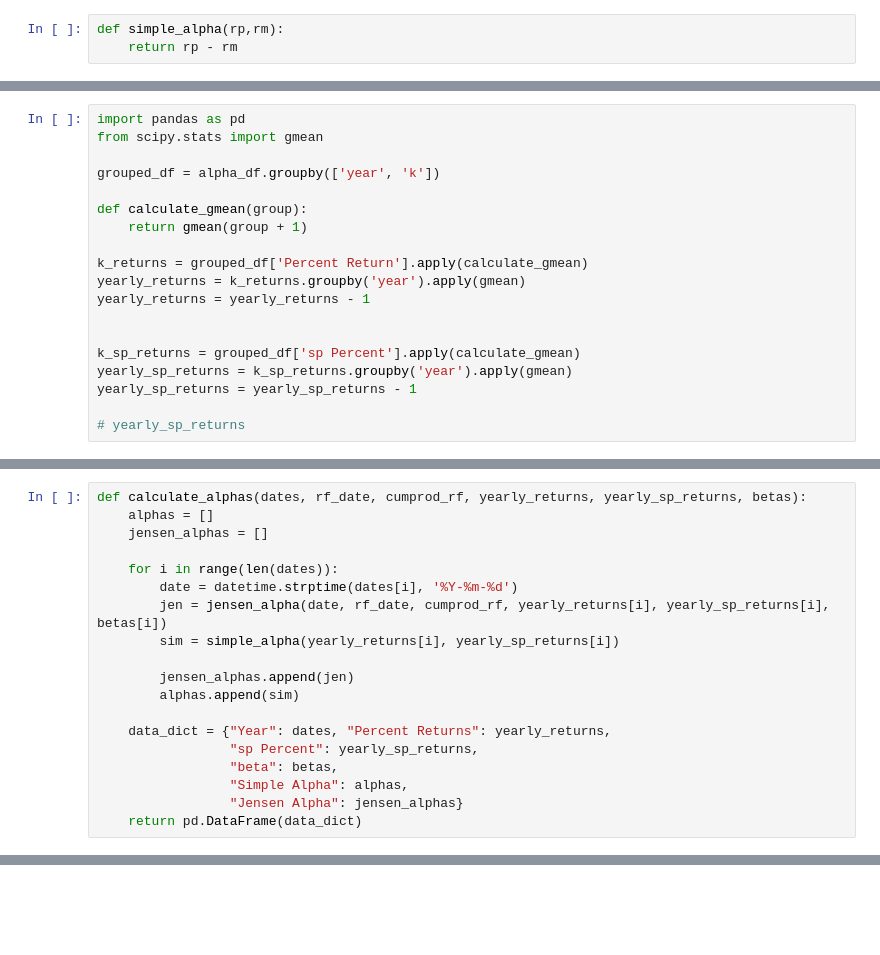
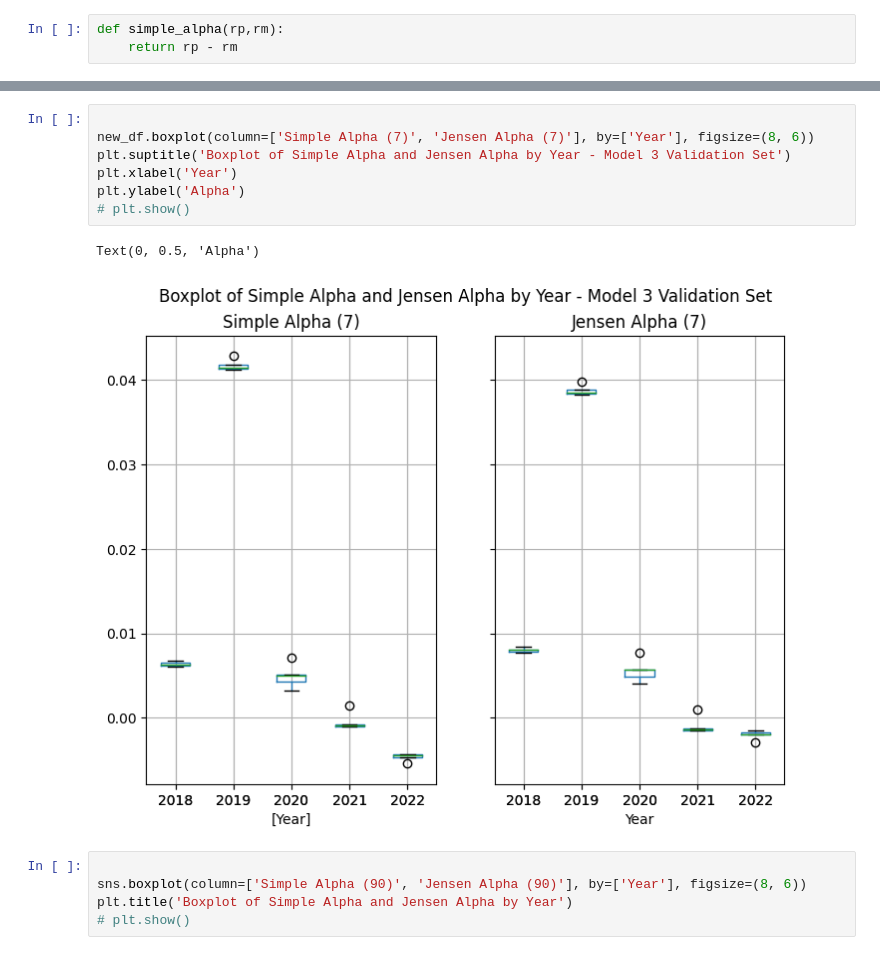
Before and after one commit to kamilkrukowski/sec-sentiment-pred, a Jupyter notebook: calculate_alpha.ipynb, the cells around one changed output, grey strips where cells are left out. Saved outputs shown, nothing was run; the diff lists cells and outputs as text; blank space fills up the shorter version.

```diff
--- a/calculate_alpha.ipynb
+++ b/calculate_alpha.ipynb
@@ -70,19 +34,0 @@ year_averages
-# %%
-import pandas as pd
-from scipy.stats import gmean
-
-grouped_df = alpha_df.groupby(['year', 'k'])
-
-def calculate_gmean(group):
-    return gmean(group + 1)
-
-k_returns = grouped_df['Percent Return'].apply(calculate_gmean)
-yearly_returns = k_returns.groupby('year').apply(gmean)
-yearly_returns = yearly_returns - 1
-
-
-k_sp_returns = grouped_df['sp Percent'].apply(calculate_gmean)
-yearly_sp_returns = k_sp_returns.groupby('year').apply(gmean)
-yearly_sp_returns = yearly_sp_returns - 1
-
-# yearly_sp_returns
@@ -91,19 +34,0 @@ dates = ['2018-01-01', '2019-01-01', '2020-01-01', '2021-01-01', '2022-01-01']
-# %%
-def calculate_alphas(dates, rf_date, cumprod_rf, yearly_returns, yearly_sp_returns, betas):
-    alphas = []
-    jensen_alphas = []
-
-    for i in range(len(dates)):
-        date = datetime.strptime(dates[i], '%Y-%m-%d')
-        jen = jensen_alpha(date, rf_date, cumprod_rf, yearly_returns[i], yearly_sp_returns[i], betas[i])
-        sim = simple_alpha(yearly_returns[i], yearly_sp_returns[i])
-
-        jensen_alphas.append(jen)
-        alphas.append(sim)
-
-    data_dict = {"Year": dates, "Percent Returns": yearly_returns,
-                 "sp Percent": yearly_sp_returns,
-                 "beta": betas,
-                 "Simple Alpha": alphas,
-                 "Jensen Alpha": jensen_alphas}
-    return pd.DataFrame(data_dict)
@@ -119,0 +148,15 @@ calculate_alphas(dates, rf_date, cumprod_rf, list(yearly_returns),
+# %%
+
+new_df.boxplot(column=['Simple Alpha (7)', 'Jensen Alpha (7)'], by=['Year'], figsize=(8, 6))
+plt.suptitle('Boxplot of Simple Alpha and Jensen Alpha by Year - Model 3 Validation Set')
+plt.xlabel('Year')
+plt.ylabel('Alpha')
+# plt.show()
+# %% [output]
+Text(0, 0.5, 'Alpha')
+[figure, added]
+# %%
+
+sns.boxplot(column=['Simple Alpha (90)', 'Jensen Alpha (90)'], by=['Year'], figsize=(8, 6))
+plt.title('Boxplot of Simple Alpha and Jensen Alpha by Year')
+# plt.show()
```
Also changed, not shown: parts of 12 cells of this notebook.
